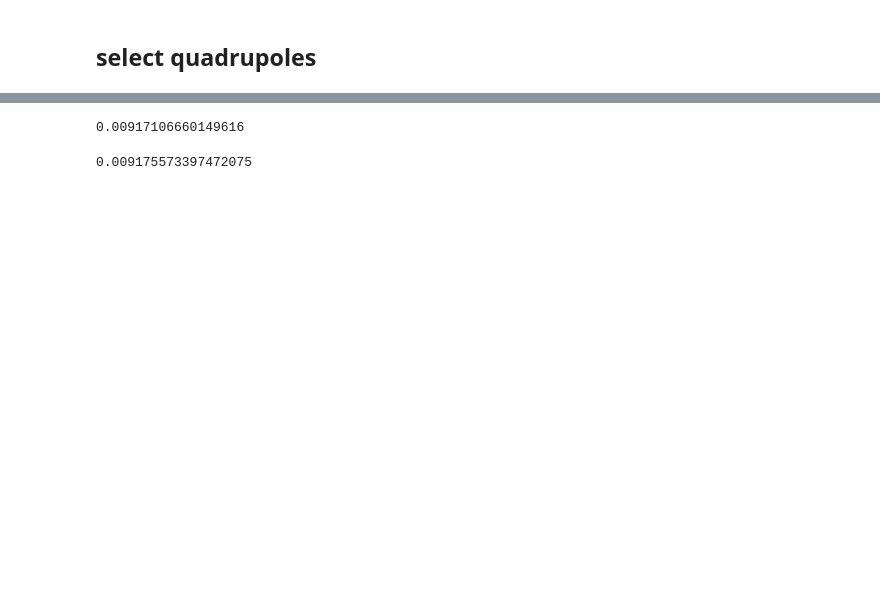
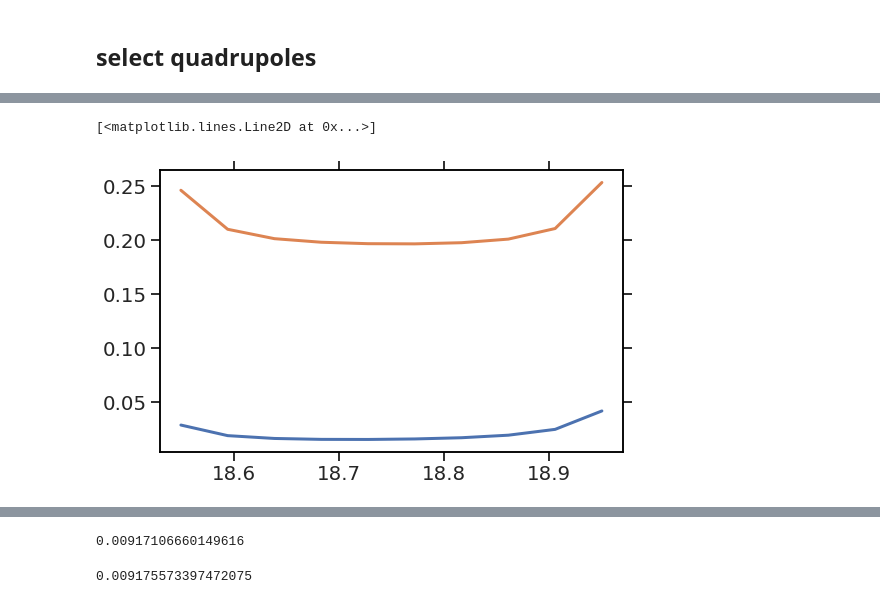
Before and after one commit to drabusov/predict_correctors, a Jupyter notebook: correction.ipynb, the cells around one changed output, grey strips where cells are left out. Saved outputs shown, nothing was run; the diff lists cells and outputs as text; code cells hidden in the pictures; blank space fills up the shorter version.

```diff
--- a/correction.ipynb
+++ b/correction.ipynb
@@ -100,9 +82,7 @@ plt.show();
 # %%
-def set_quads(dk):
+# modify lattice, add more correctors!
+def set_quads(theta):
     add_correctors = '''
-    K1NL_S00QD1D:=kqd+{};
-    K1NL_S00QD1F:=kqf+{};
-    K1NL_S00QD2F:=kqf+{};
     K1NL_S19QS1J:={};
     K1NL_S1DQS1J:={};
     K1NL_S29QS1J:={};
@@ -114,7 +94,7 @@ def set_quads(dk):
     K1NL_S59QS1J:={};
     K1NL_S5DQS1J:={};
     K1NL_S69QS1J:={};
-    K1NL_S6DQS1J:={};'''.format(*dk)
+    K1NL_S6DQS1J:={};'''.format(*theta)
     madx.input(add_correctors + "twiss;")
 
     return madx.table.summ.q1[0], madx.table.summ.q2[0]
@@ -167,12 +108,3 @@ def normalize(theta):
-# %%
-method = 'COBYLA'
-epsilon, ftol, catol = 0.5, 1e-6, 1e-6
-
-cons = [{"type": "ineq", "fun":hyper_surface, "args":(Qx,Qy)}]
-optionsDict = {'rhobeg':epsilon, 'catol':catol, "tol":ftol,'disp': True}
-arg = (twiss,)
-
-theta = np.zeros(15)
 # %%
 find_betabeat(twiss, twiss_err)
 # %% [output]
@@ -179,0 +112,23 @@ find_betabeat(twiss, twiss_err)
+# %%
+def find_stopband(theta, twiss_ref_arr):
+    out = []
+    tunes = np.linspace(18.55, 18.95, 10)
+    for idx, Qy in enumerate(tunes):
+        set_quads(theta)
+        madx.input(match.format(Qx, Qy)) # twiss after matching already there
+        twiss_curr = madx.table.twiss.dframe()
+        tmp = find_betabeat(twiss_ref_arr[idx], twiss_curr)
+        out.append(tmp)
+    return np.array(out)
+# %%
+theta0 = np.zeros(12)
+theta1 = np.zeros(12)
+theta1[0] = 0.02
+tmp = find_stopband(theta0, twiss_cold_arr)
+tmp1 = find_stopband(theta1, twiss_cold_arr)
+# %%
+plt.plot(np.linspace(18.55, 18.95, 10), tmp)
+plt.plot(np.linspace(18.55, 18.95, 10), tmp1)
+# %% [output]
+[<matplotlib.lines.Line2D at 0x...>]
+[figure, added]
```
Also changed, not shown: parts of 15 cells of this notebook.
